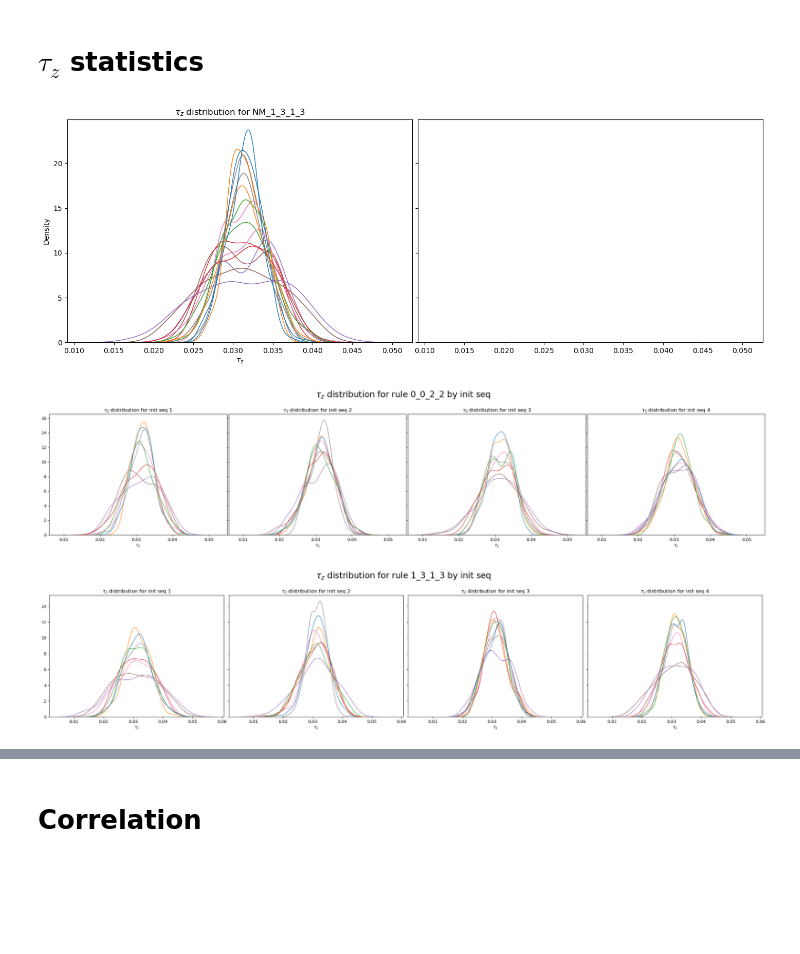
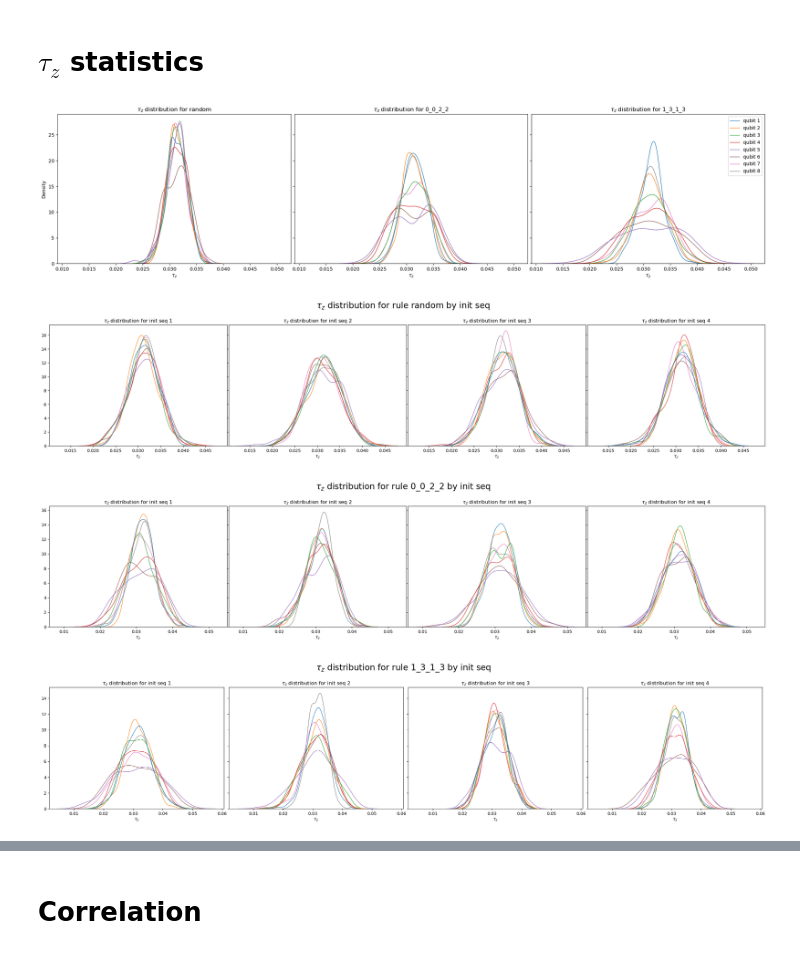
Before and after one commit to UnnatiAkhouri/QuNet, a Jupyter notebook: QuNet_bootcamp_2025/Session_7/NM_evolution.ipynb, the cells around one changed output, grey strips where cells are left out. Cells and saved outputs as stored; diff of their text form; code cells hidden in the pictures; blank space fills up the shorter version.

```diff
--- a/QuNet_bootcamp_2025/Session_7/NM_evolution.ipynb
+++ b/QuNet_bootcamp_2025/Session_7/NM_evolution.ipynb
@@ -236,12 +246,11 @@ plot_node_evolution_single_trial(pops_NM_all[rule_name][rand_int], steps_range=(
 # %% [markdown]
 # $\tau_z$ statistics
 # %%
-def tz_two_q_dyns_map(pops_trial_index,denom = 15.0):
+def tz_two_q_dyns_map(pops_trial_index, denom = 15.0):
     tz = []
-    np.array(pops_trial_index)
+    pops_trial_index = np.array(pops_trial_index)
     num_steps, _ = pops_trial_index.shape
-    num_steps -= 1
-    for step_index in range(num_steps):
+    for step_index in range(num_steps - 1):
         tzi =  np.sin(np.pi/denom)*np.sin(np.pi/denom) -2*(pops_trial_index[step_index + 1 ] - np.cos(np.pi / denom)*np.cos(np.pi / denom)* pops_trial_index[step_index])
         tz.append(tzi)
     return tz
@@ -300,7 +309,8 @@ def tau_z_avg_over_trials(pops, denom = 15.0):
     return pd.DataFrame(tz_avg, columns=col_names)
 
 def plot_tau_z_dist(df, ax, title='',legend=False, y_label=''):
-    sns.kdeplot(data=df, lw=1.0, ax=ax,
+    sns.kdeplot(data=df, lw=1.0,
+                ax=ax,
                 legend=legend)
     ax.set(xlabel=r'$\tau_z$',
         ylabel=y_label,
@@ -308,22 +318,24 @@ def plot_tau_z_dist(df, ax, title='',legend=False, y_label=''):
 # %%
 tz_trial_avg_dfs = {}
 for rule_name in pops_NM_all:
     tz_trial_avg_dfs[rule_name] = tau_z_avg_over_trials(pops_NM_all[rule_name])
 
 n_plots_tau_z = len(tz_trial_avg_dfs)
 
 fig, ax = plt.subplots(1,n_plots_tau_z,
                     figsize=(n_plots_tau_z*7,5),
                     sharey=True,sharex=True)
 
-for rule_name in tz_trial_avg_dfs:
-    plot_tau_z_dist(tz_trial_avg_dfs[rule_name],ax=ax[0],title=f'NM_{rule_name}',
+for i,rule_name in enumerate(tz_trial_avg_dfs):
+    plot_tau_z_dist(tz_trial_avg_dfs[rule_name],ax=ax[i],
+                    title=f'{rule_name}',
+                    legend = (i == len(tz_trial_avg_dfs)-1), # only create legend on last plot
                     y_label='Density')
 plt.tight_layout(pad=0)
 
 plt.savefig(FIGURES_FILEPATH + 'tau_z_dist_compare_rules.png',dpi=200, bbox_inches='tight')
 # %% [output]
-[figure, old version]
+[figure, new version]
 # %%
 def compare_tau_z_by_init_seq(pops, num_init, trials_per_init, rule_name):
     # 100 is number of trials, there are 25 trials for each initial gate seq
@@ -346,8 +358,9 @@ for rule_name in pops_NM_all:
                             num_init = 4, trials_per_init = 25,
                             rule_name = rule_name)
 # %% [output]
-[figure, old version]
+[figure, new version]
-[figure, old version]
+[figure, new version]
+[figure, added]
 # %%
 def tau_z_tot_avg_plot(pops, title=''):
     pops = pops[:,300:,:] # taking 300th steps and onwards
```
Also changed, not shown: parts of 13 cells of this notebook, 9 other files.
